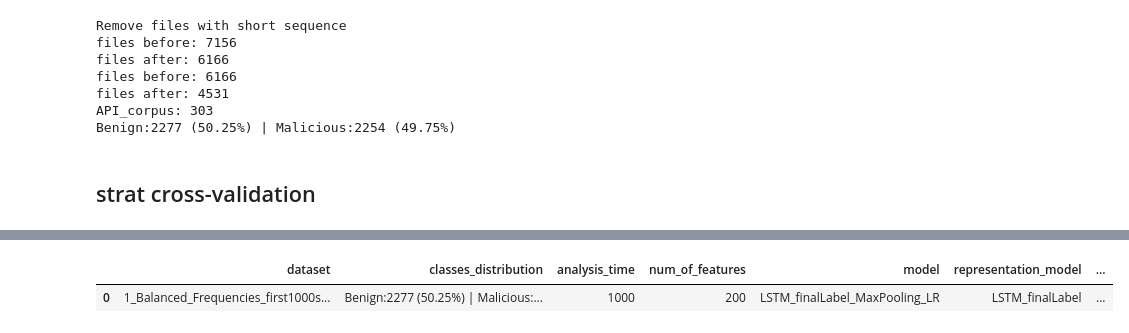
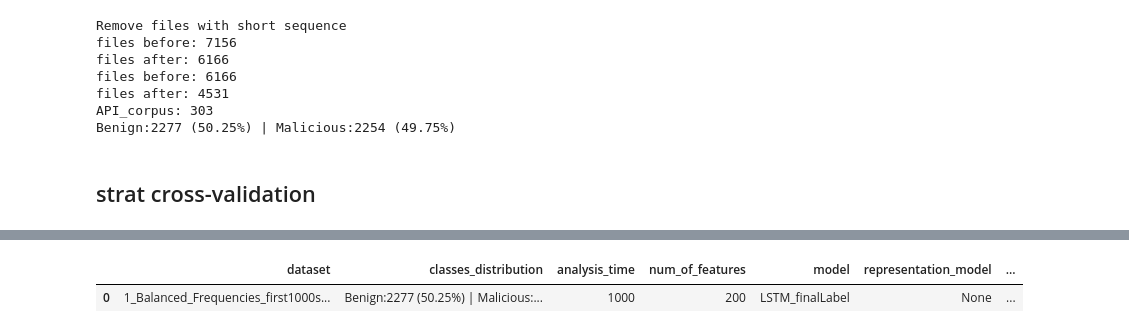
Before and after one commit to idoFinder/RNN_LSTM_API_CALLS, a Jupyter notebook: RNN_LSTM_experiment.ipynb, the cells around one changed output, grey strips where cells are left out. Saved outputs shown, nothing was run; the diff lists cells and outputs as text; code cells hidden in the pictures.

```diff
--- a/RNN_LSTM_experiment.ipynb
+++ b/RNN_LSTM_experiment.ipynb
@@ -634,36 +657,36 @@ AUC: 0.9495
 # save results
 
 columns = ['dataset', 'classes_distribution','analysis_time',
            'num_of_features','model','representation_model',
            'representation_model_conf','representation_Max_seq','classification_Max_seq','classifier','classifier_conf',
            'TPR','FPR','ACC','Precision','F1_score','AUC']
 
 
 result_df = pd.DataFrame(columns=columns)
 
 new_record = {
     'dataset':dataset_name,
     'classes_distribution':all_data_distribuation,
     'analysis_time':1000,
     'num_of_features':2*nb_units,
-    'model':'LSTM_finalLabel_MaxPooling_LR',
-    'representation_model':'LSTM_finalLabel',
+    'model':'LSTM_finalLabel',
+    'representation_model':'None',
     'representation_model_conf':LSTM_model.get_config(),
     'representation_Max_seq':LSTM_train_seq_MAX_length,
     'classification_Max_seq':classification_seq_MAX_length,
-    'classifier':'LogisticRegression',
-    'classifier_conf':LR_classifier.get_params(),
+    'classifier':'LSTM',
+    'classifier_conf':LSTM_model.get_config(),
     'TPR':np.mean(folds_TPR),
     'FPR':np.mean(folds_FPR),
     'ACC': np.mean(folds_ACC),
     'Precision':np.mean(folds_Precision),
     'F1_score':np.mean(folds_F1_score),
     'AUC':np.mean(folds_AUC)
 }
 
 result_df = result_df.append(new_record, ignore_index=True)
 result_df
 # %% [output]
 |  | dataset | classes_distribution | analysis_time | num_of_features | model | representation_model | ... |
-| 0 | 1_Balanced_Frequencies_first1000s... | Benign:2277 (50.25%) | Malicious:... | 1000 | 200 | LSTM_finalLabel_MaxPooling_LR | LSTM_finalLabel | ... |
+| 0 | 1_Balanced_Frequencies_first1000s... | Benign:2277 (50.25%) | Malicious:... | 1000 | 200 | LSTM_finalLabel | None | ... |
 # %%
```
Also changed, not shown: parts of 4 cells of this notebook.
